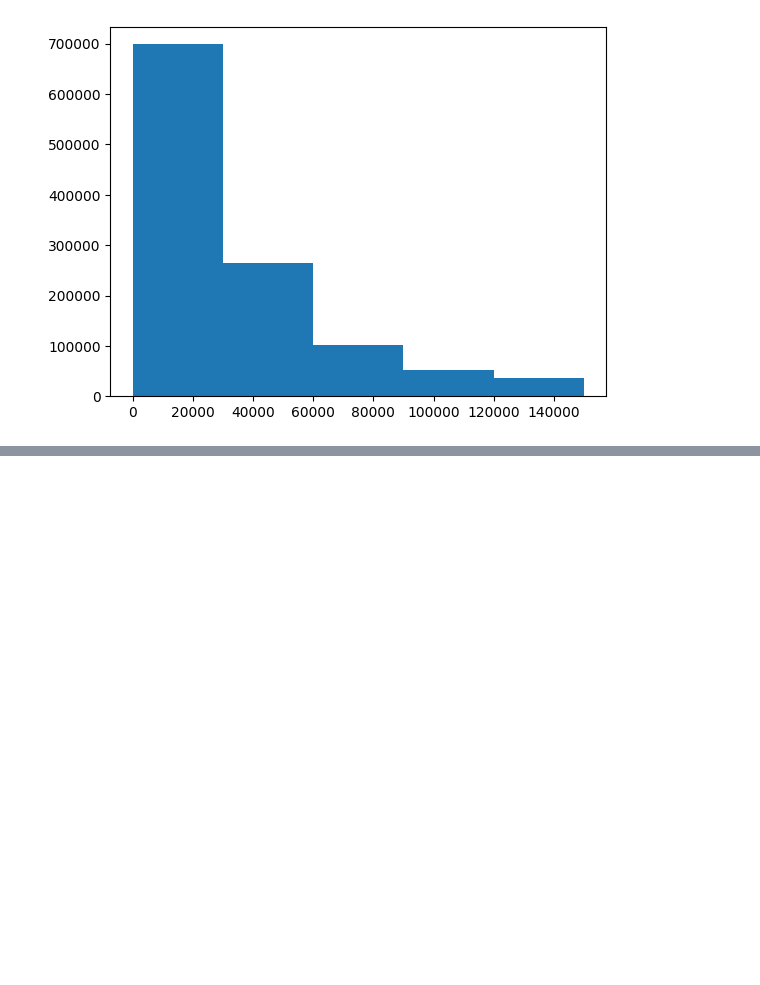
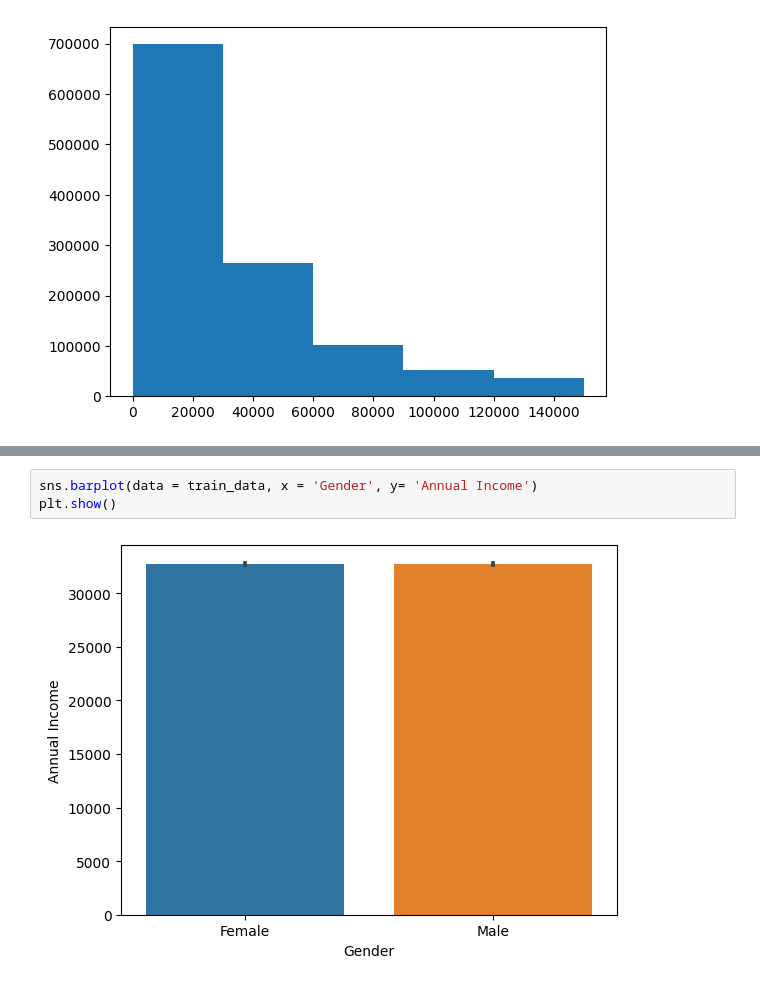
Before and after one commit to madhumitha98/AI_Projects, a Jupyter notebook: insurance-premiums.ipynb, the cells around one changed output, grey strips where cells are left out. Drawn from its saved outputs; the diff is of its cells as text; blank space fills up the shorter version.

```diff
--- a/insurance-premiums.ipynb
+++ b/insurance-premiums.ipynb
@@ -91,0 +97,5 @@ plt.show()
+# %%
+sns.barplot(data = train_data, x = 'Gender', y= 'Annual Income')
+plt.show()
+# %% [output]
+[figure, added]
```
Also changed, not shown: parts of 20 cells of this notebook.
